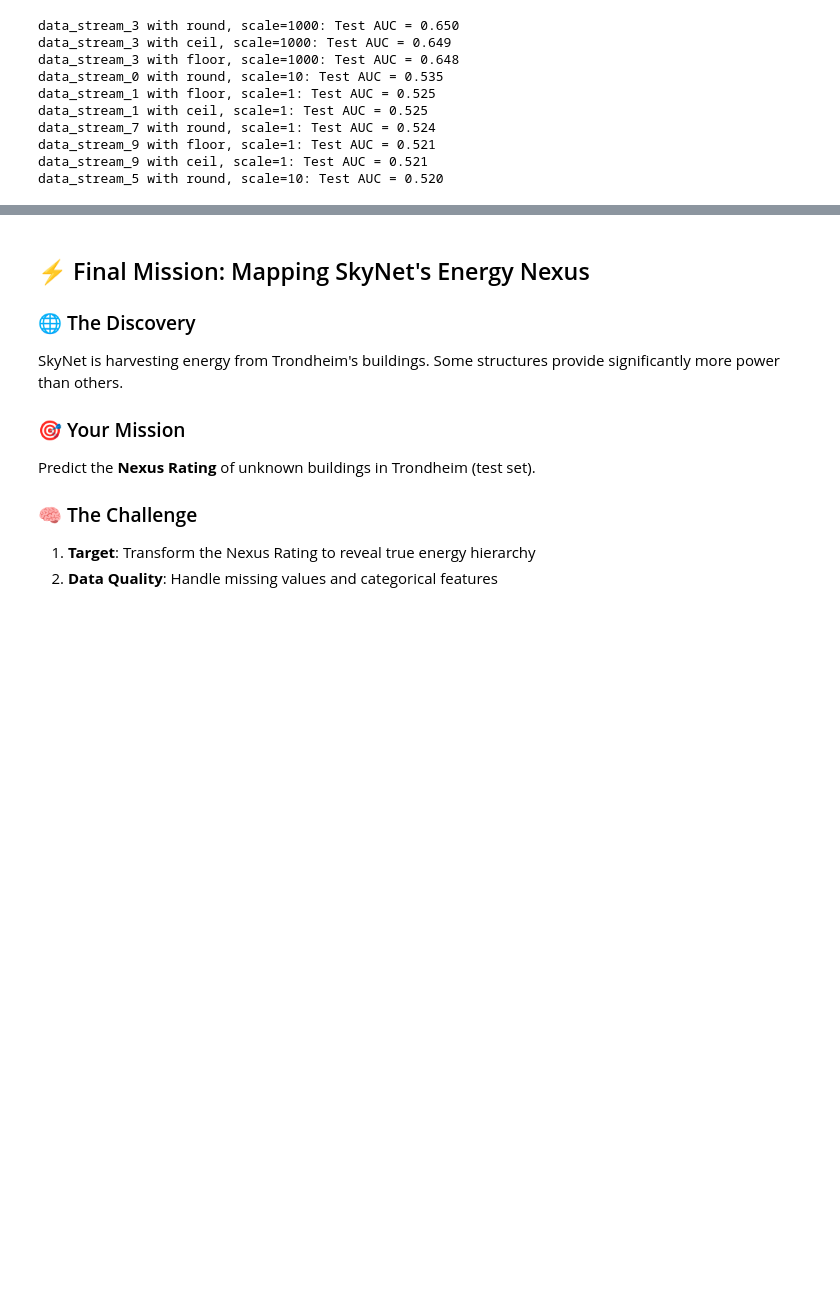
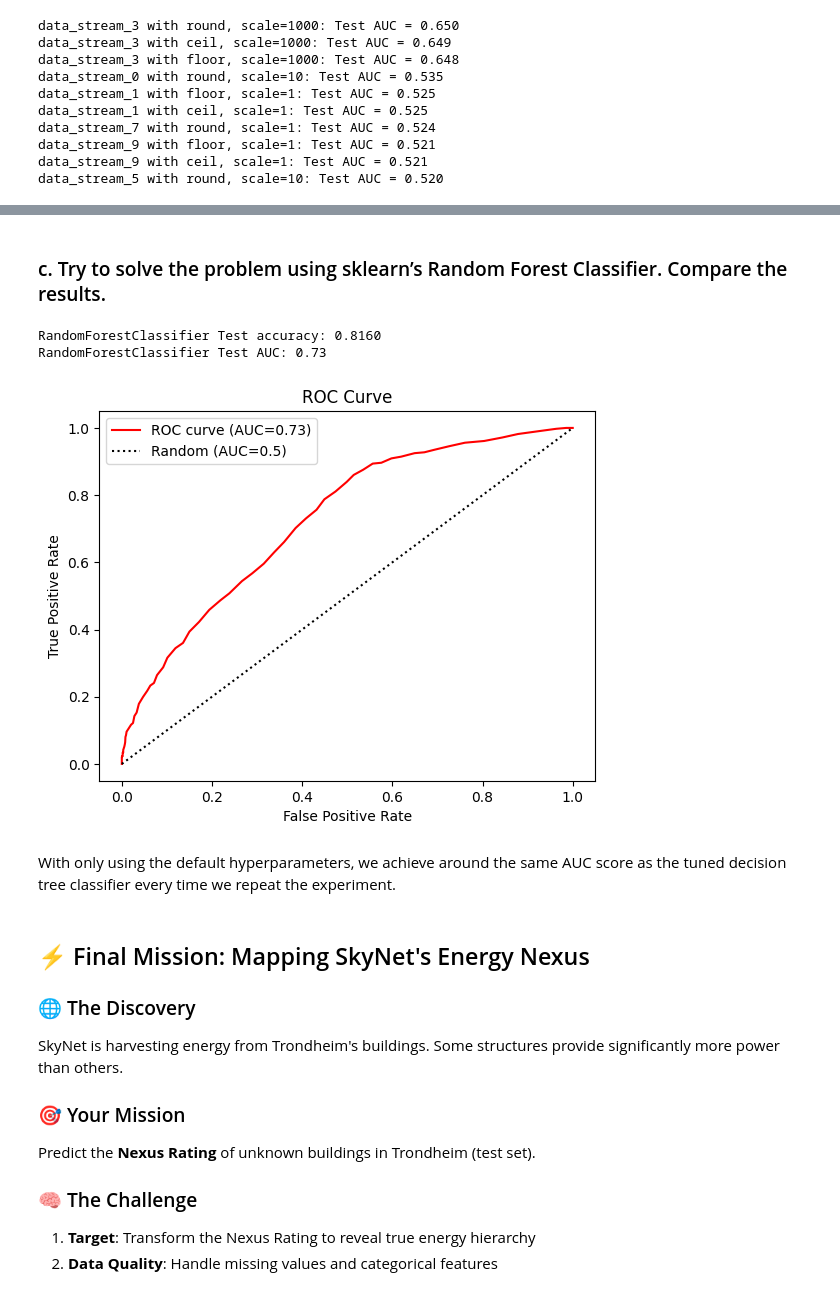
Before and after one commit to elibir/tdt4172-assignment1, a Jupyter notebook: Chapter_1.ipynb, the cells around one changed output, grey strips where cells are left out. Drawn from its saved outputs; the diff is of its cells as text; code cells hidden in the pictures; blank space fills up the shorter version.

```diff
--- a/Chapter_1.ipynb
+++ b/Chapter_1.ipynb
@@ -484,3 +488,35 @@ ValueError: Classification metrics can't handle a mix of binary and continuous-m
+# %% [markdown]
+### c. Try to solve the problem using sklearn’s Random Forest Classifier. Compare the results.
+# %%
+from sklearn.ensemble import RandomForestClassifier
+
+rfc = RandomForestClassifier()
+rfc.fit(X_train, y_train)
+predictions = rfc.predict(X_test)
+accuracy = metrics.accuracy_score(y_test, predictions)
+predicted_probs = rfc.predict_proba(X_test)[:, 1]
+auc = metrics.roc_auc_score(y_test, predicted_probs)
+
+print(f"RandomForestClassifier Test accuracy: {accuracy:.4f}")
+print(f"RandomForestClassifier Test AUC: {auc:.2f}")
+
+auc = round(auc, 2)
+fpr, tpr, thresholds = metrics.roc_curve(y_test, predicted_probs, pos_label=1)
+
+# Plot
+plt.plot(fpr, tpr, label=f"ROC curve (AUC={auc})", c="red")
+plt.plot([0,1], [0,1], c="black", ls="dotted", label="Random (AUC=0.5)")
+plt.xlabel("False Positive Rate")
+plt.ylabel("True Positive Rate")
+plt.title("ROC Curve")
+plt.legend()
+plt.show()
+# %% [output]
+RandomForestClassifier Test accuracy: 0.8160
+RandomForestClassifier Test AUC: 0.73
+[figure, added]
+# %% [markdown]
+With only using the default hyperparameters, we achieve around the same AUC score as the tuned decision tree classifier every time we repeat the experiment.
 # %% [markdown]
 ## ⚡ Final Mission: Mapping SkyNet's Energy Nexus
 
```
Also changed, not shown: parts of 7 cells of this notebook.
